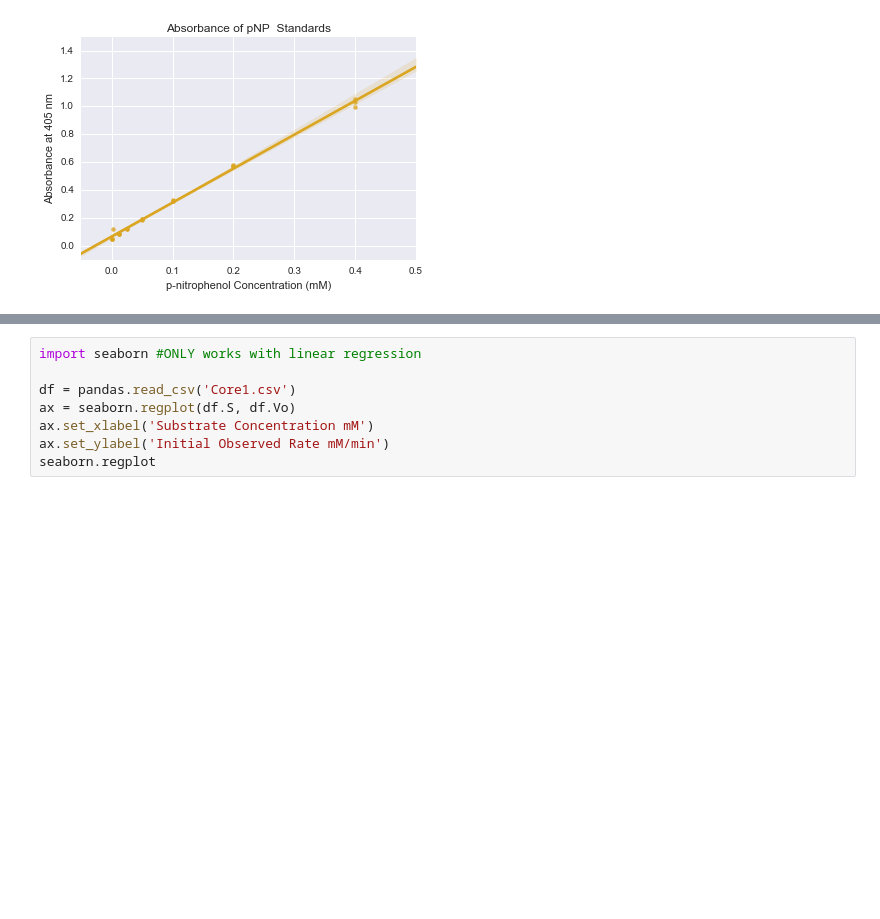
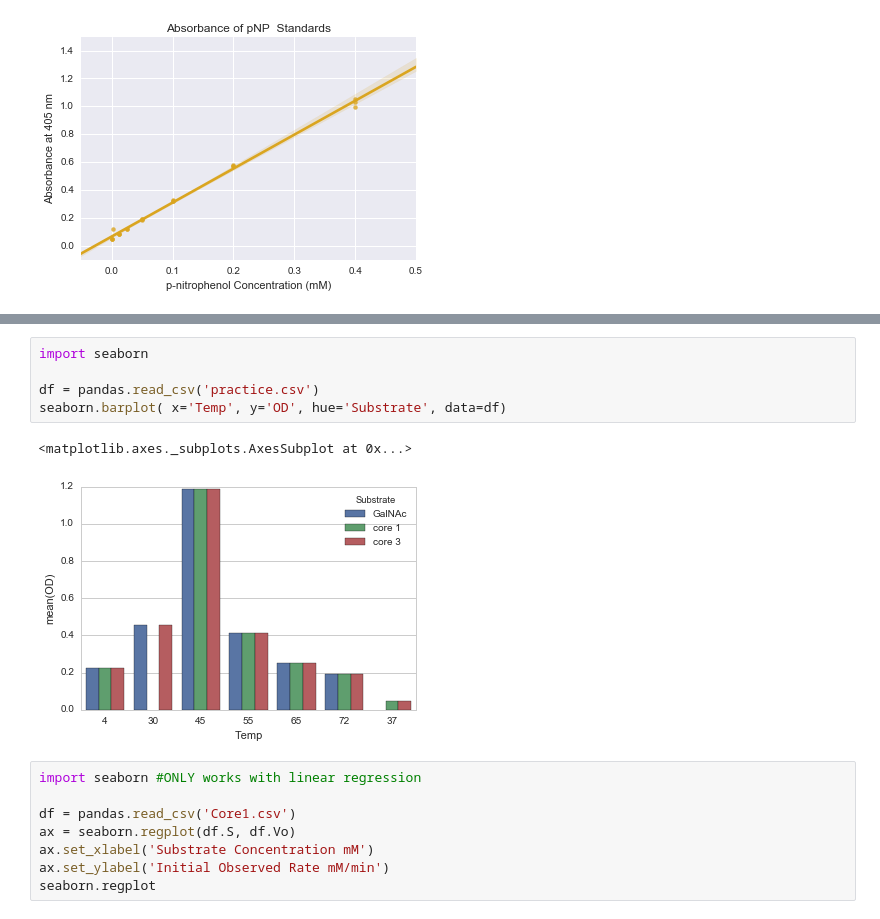
Before and after one commit to subunitA/Thesis_Images, a Jupyter notebook: Kinetic Analysis.ipynb, the cells around one changed output, grey strips where cells are left out. Drawn from its saved outputs; the diff is of its cells as text; blank space fills up the shorter version.

```diff
--- a/Kinetic Analysis.ipynb
+++ b/Kinetic Analysis.ipynb
@@ -27,3 +32,11 @@ sample =
+# %%
+import seaborn
+
+df = pandas.read_csv('practice.csv')
+seaborn.barplot( x='Temp', y='OD', hue='Substrate', data=df)
+# %% [output]
+<matplotlib.axes._subplots.AxesSubplot at 0x...>
+[figure, added]
 # %%
 import seaborn #ONLY works with linear regression
 
```
Also changed, not shown: parts of 2 cells of this notebook.
